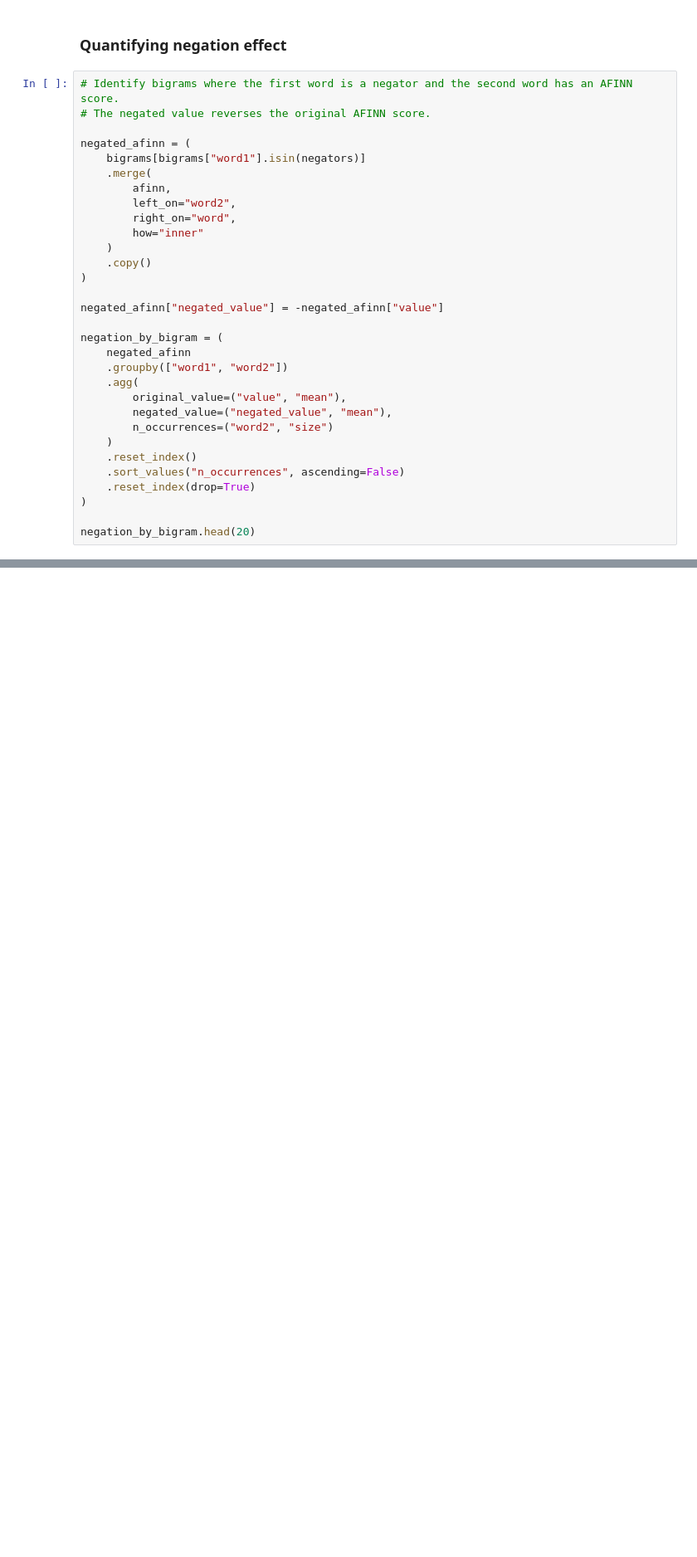
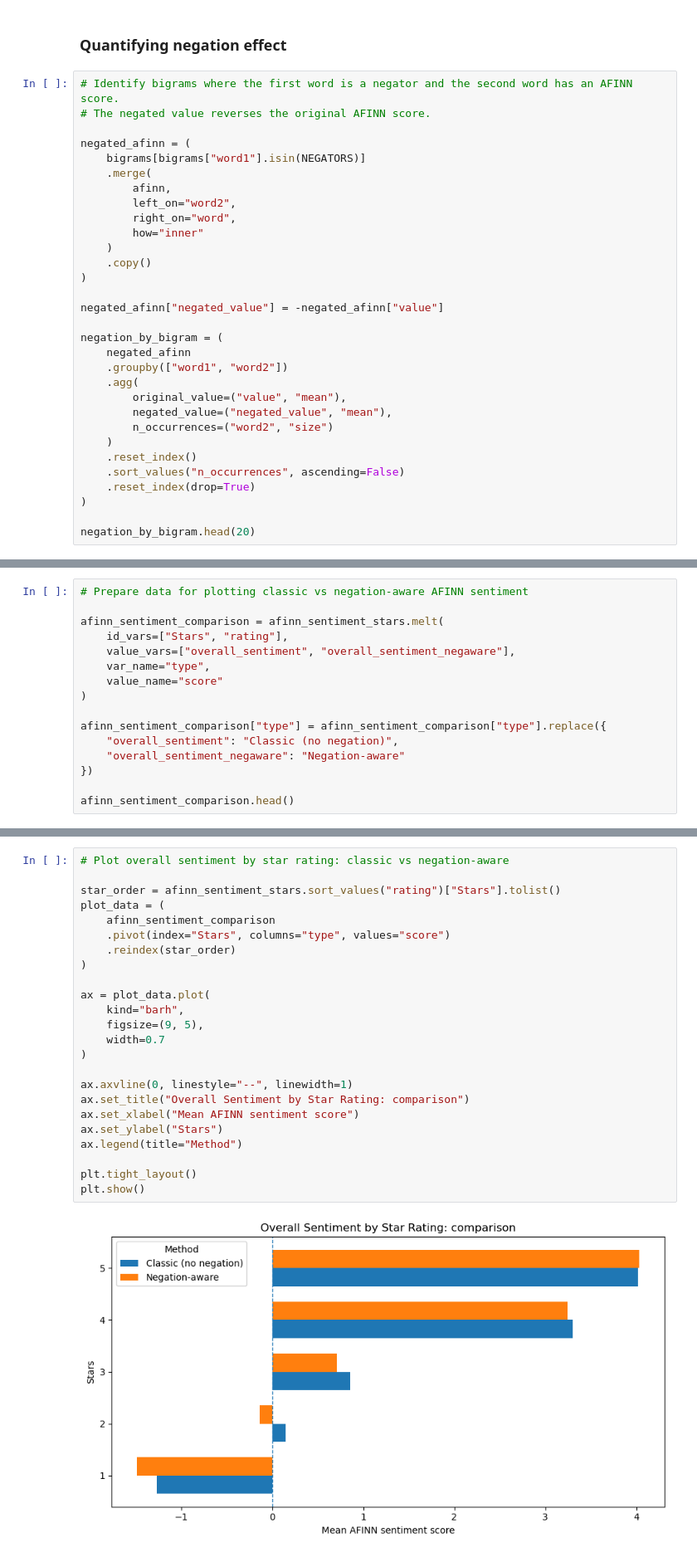
Before and after one commit to dpchi12/sentiment-analysis-for-banks-mobile-app-review, a Jupyter notebook: Model (old data)/old_approach_sentiment_analysis.ipynb, the cells around one changed output, grey strips where cells are left out. Shown at 83% size. Saved outputs shown, nothing was run; the diff lists cells and outputs as text; blank space fills up the shorter version.

Commit message:
Added comparison of bigram va unigram with negators and evaluation

```diff
--- a/Model (old data)/old_approach_sentiment_analysis.ipynb
+++ b/Model (old data)/old_approach_sentiment_analysis.ipynb
@@ -1251,7 +1288,7 @@ plt.show()
 # The negated value reverses the original AFINN score.
 
 negated_afinn = (
-    bigrams[bigrams["word1"].isin(negators)]
+    bigrams[bigrams["word1"].isin(NEGATORS)]
     .merge(
         afinn,
         left_on="word2",
@@ -1369,0 +1512,16 @@ plt.show()
+# %%
+# Prepare data for plotting classic vs negation-aware AFINN sentiment
+
+afinn_sentiment_comparison = afinn_sentiment_stars.melt(
+    id_vars=["Stars", "rating"],
+    value_vars=["overall_sentiment", "overall_sentiment_negaware"],
+    var_name="type",
+    value_name="score"
+)
+
+afinn_sentiment_comparison["type"] = afinn_sentiment_comparison["type"].replace({
+    "overall_sentiment": "Classic (no negation)",
+    "overall_sentiment_negaware": "Negation-aware"
+})
+
+afinn_sentiment_comparison.head()
@@ -1369,0 +1535,26 @@ plt.show()
+# %%
+# Plot overall sentiment by star rating: classic vs negation-aware
+
+star_order = afinn_sentiment_stars.sort_values("rating")["Stars"].tolist()
+plot_data = (
+    afinn_sentiment_comparison
+    .pivot(index="Stars", columns="type", values="score")
+    .reindex(star_order)
+)
+
+ax = plot_data.plot(
+    kind="barh",
+    figsize=(9, 5),
+    width=0.7
+)
+
+ax.axvline(0, linestyle="--", linewidth=1)
+ax.set_title("Overall Sentiment by Star Rating: comparison")
+ax.set_xlabel("Mean AFINN sentiment score")
+ax.set_ylabel("Stars")
+ax.legend(title="Method")
+
+plt.tight_layout()
+plt.show()
+# %% [output]
+[figure, added]
```
Also changed, not shown: parts of 19 cells of this notebook.
